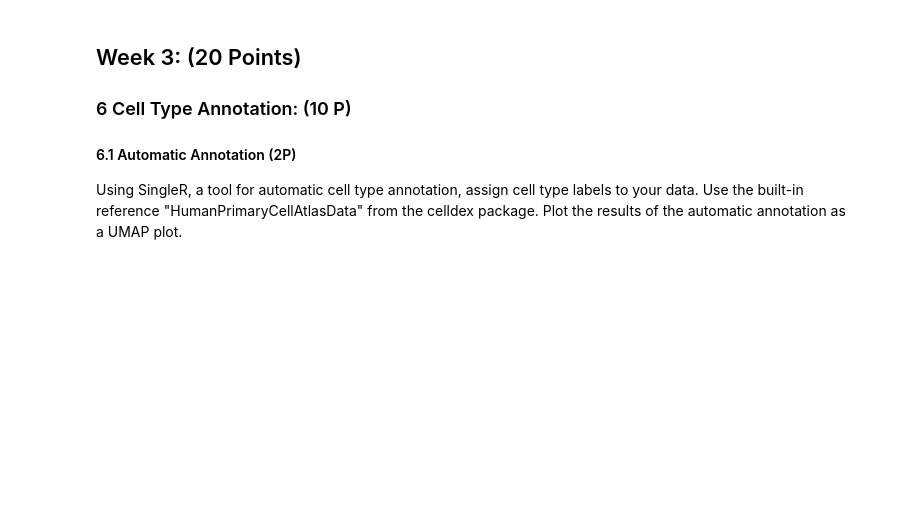
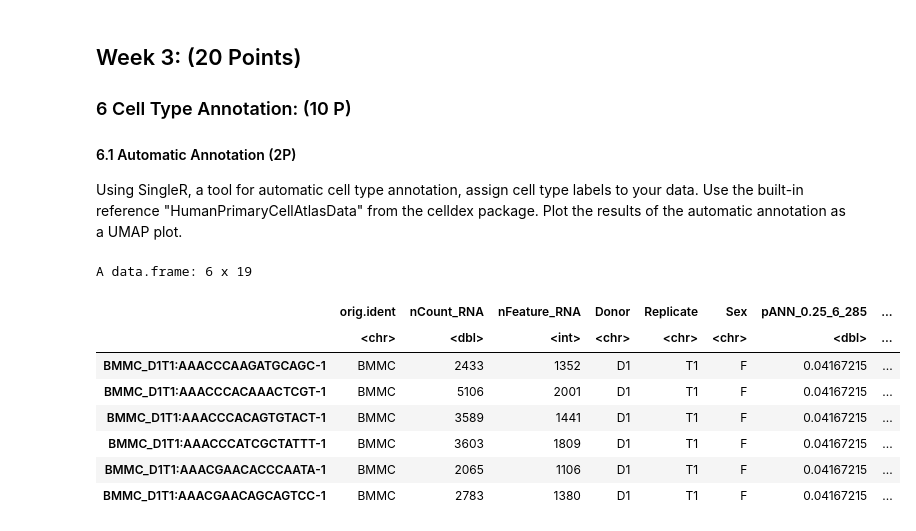
Before and after one commit to mahshid1373/Single_Cell_Project1, a Jupyter notebook: Project1.ipynb, the cells around one changed output. Cells and saved outputs as stored; diff of their text form; code cells hidden in the pictures; blank space fills up the shorter version.

```diff
--- a/Project1.ipynb
+++ b/Project1.ipynb
@@ -650,0 +698,12 @@ reference <- celldex::HumanPrimaryCellAtlasData()
+# %%
+head(pca_merg@meta.data)
+# %% [output]
+A data.frame: 6 x 19
+|  | orig.ident | nCount_RNA | nFeature_RNA | Donor | Replicate | Sex | pANN_0.25_6_285 | ... |
+|  | <chr> | <dbl> | <int> | <chr> | <chr> | <chr> | <dbl> | ... |
+| BMMC_D1T1:AAACCCAAGATGCAGC-1 | BMMC | 2433 | 1352 | D1 | T1 | F | 0.04167215 | ... |
+| BMMC_D1T1:AAACCCACAAACTCGT-1 | BMMC | 5106 | 2001 | D1 | T1 | F | 0.04167215 | ... |
+| BMMC_D1T1:AAACCCACAGTGTACT-1 | BMMC | 3589 | 1441 | D1 | T1 | F | 0.04167215 | ... |
+| BMMC_D1T1:AAACCCATCGCTATTT-1 | BMMC | 3603 | 1809 | D1 | T1 | F | 0.04167215 | ... |
+| BMMC_D1T1:AAACGAACACCCAATA-1 | BMMC | 2065 | 1106 | D1 | T1 | F | 0.04167215 | ... |
+| BMMC_D1T1:AAACGAACAGCAGTCC-1 | BMMC | 2783 | 1380 | D1 | T1 | F | 0.04167215 | ... |
```
Also changed, not shown: parts of 15 cells of this notebook.
